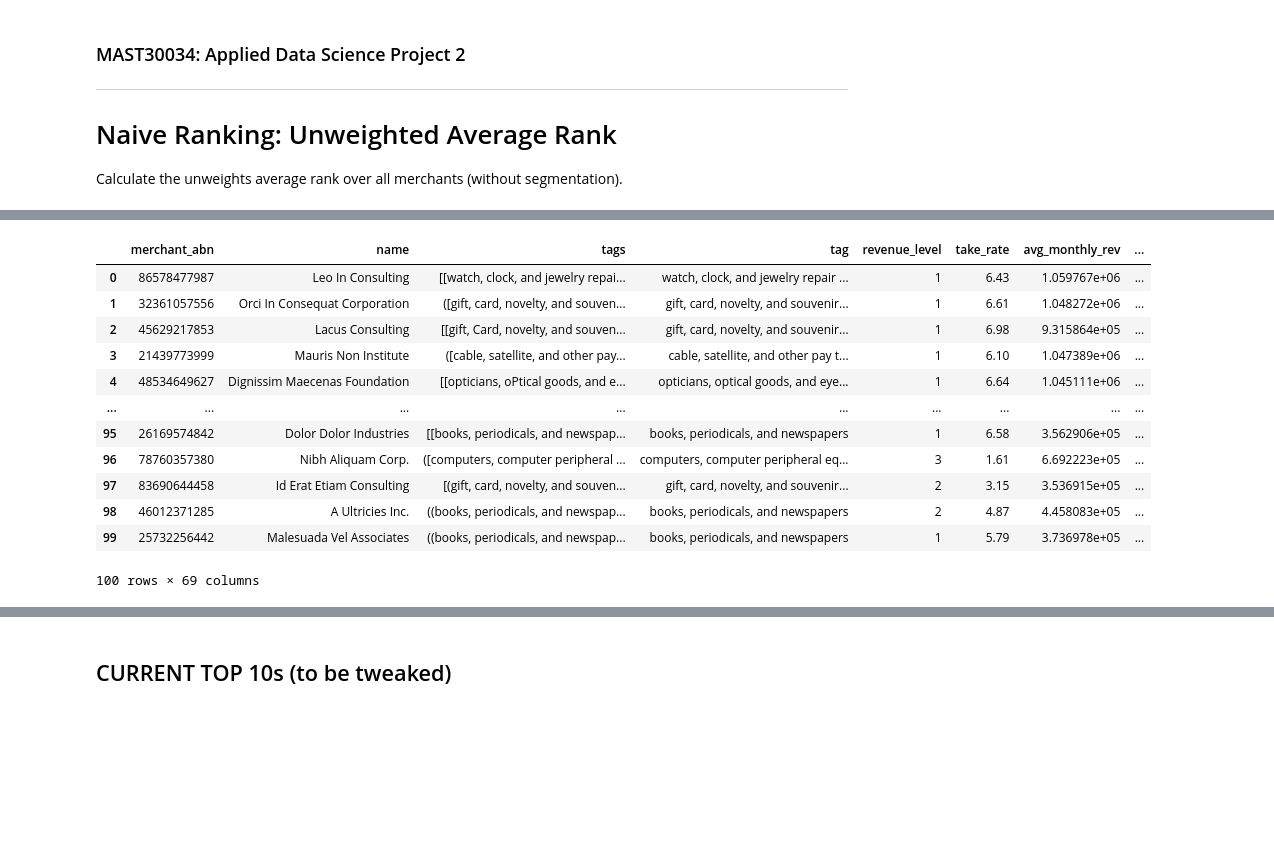
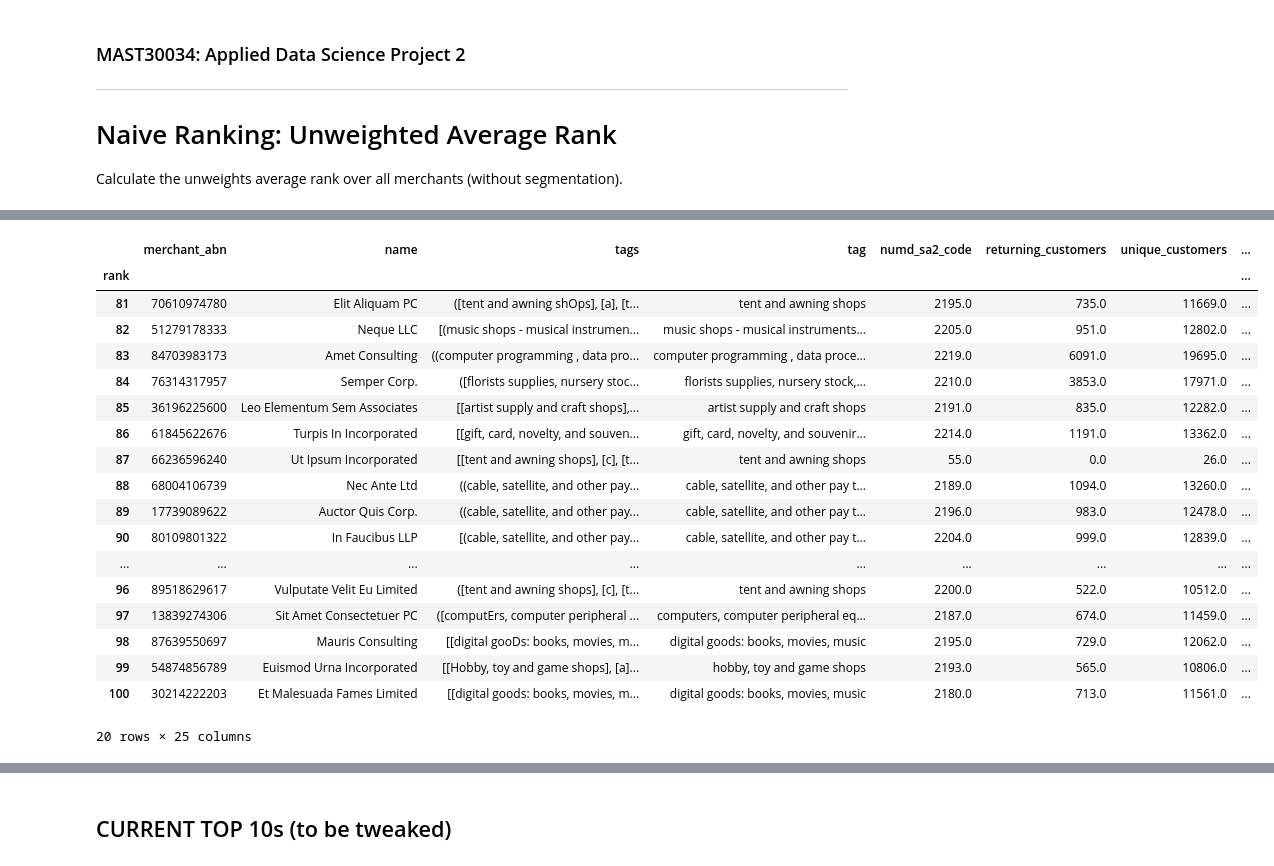
Before and after one commit to MAST30034-Applied-Data-Science/generic-buy-now-pay-later-project-group-19, a Jupyter notebook: notebooks/unweighted_average_ranking.ipynb, the cells around one changed output, grey strips where cells are left out. Cells and saved outputs as stored; diff of their text form; code cells hidden in the pictures; blank space fills up the shorter version.

```diff
--- a/notebooks/unweighted_average_ranking.ipynb
+++ b/notebooks/unweighted_average_ranking.ipynb
@@ -15,0 +39,11 @@ import utilities.rank_utilities as RANK
+# %%
+# create a mapping df real quick
+rows = []
+
+for seg, abn_list in segments.items():
+    if seg == 'repair services': continue
+    for abn in abn_list:
+        rows.append({'segment': seg, 'merchant_abn': abn})
+
+segments_df = pd.DataFrame(rows)
+segments_df
@@ -16,3 +64,6 @@ import utilities.rank_utilities as RANK
 # %%
 # read the curated data
 merchant_df = pd.read_parquet('../data/curated/final_merchant_statistics')
+# %%
+# filter for only merchants in our segments of choice
+merchant_df = merchant_df[merchant_df['merchant_abn'].isin(segments_df['merchant_abn'])]
@@ -49,15 +100 @@ merchant_df.head(5)
-# %%
-merchant_df['revenue_level'] = np.where(
-    merchant_df['revenue_level'] == "a", 1,
-    np.where(
-        merchant_df['revenue_level'] == "b", 2,
-        np.where(
-            merchant_df['revenue_level'] == "c", 3,
-            np.where(
-                merchant_df['revenue_level'] == "d", 4,
-                    5
-            )
-        )
-    )
-)
 # %%
@@ -118,5 +138,7 @@ merchant_df = RANK.average_rank(merchant_df, rank_cols_dict.keys(),
     rank_type = 'minmax')
 # %%
 merchant_df = merchant_df.sort_values('average_rank').reset_index(drop = True)
+merchant_df.index = 1 + merchant_df.index
+merchant_df.index.name='rank'
 merchant_df
 # %% [output]
@@ -136,20 +159,26 @@ merchant_df
 # %%
 # choose the first 100 of these
 final_100_df = merchant_df.head(100)
-final_100_df
+final_100_df.tail(20)
 # %% [output]
-|  | merchant_abn | name | tags | tag | revenue_level | take_rate | avg_monthly_rev | ... |
-| 0 | 86578477987 | Leo In Consulting | [[watch, clock, and jewelry repai... | watch, clock, and jewelry repair ... | 1 | 6.43 | 1.059767e+06 | ... |
-| 1 | 32361057556 | Orci In Consequat Corporation | ([gift, card, novelty, and souven... | gift, card, novelty, and souvenir... | 1 | 6.61 | 1.048272e+06 | ... |
-| 2 | 45629217853 | Lacus Consulting | [[gift, Card, novelty, and souven... | gift, card, novelty, and souvenir... | 1 | 6.98 | 9.315864e+05 | ... |
-| 3 | 21439773999 | Mauris Non Institute | ([cable, satellite, and other pay... | cable, satellite, and other pay t... | 1 | 6.10 | 1.047389e+06 | ... |
-| 4 | 48534649627 | Dignissim Maecenas Foundation | [[opticians, oPtical goods, and e... | opticians, optical goods, and eye... | 1 | 6.64 | 1.045111e+06 | ... |
+|  | merchant_abn | name | tags | tag | numd_sa2_code | returning_customers | unique_customers | ... |
+| rank |  |  |  |  |  |  |  | ... |
+| 81 | 70610974780 | Elit Aliquam PC | ([tent and awning shOps], [a], [t... | tent and awning shops | 2195.0 | 735.0 | 11669.0 | ... |
+| 82 | 51279178333 | Neque LLC | [(music shops - musical instrumen... | music shops - musical instruments... | 2205.0 | 951.0 | 12802.0 | ... |
+| 83 | 84703983173 | Amet Consulting | ((computer programming , data pro... | computer programming , data proce... | 2219.0 | 6091.0 | 19695.0 | ... |
+| 84 | 76314317957 | Semper Corp. | ([florists supplies, nursery stoc... | florists supplies, nursery stock,... | 2210.0 | 3853.0 | 17971.0 | ... |
+| 85 | 36196225600 | Leo Elementum Sem Associates | [[artist supply and craft shops],... | artist supply and craft shops | 2191.0 | 835.0 | 12282.0 | ... |
+| 86 | 61845622676 | Turpis In Incorporated | [[gift, card, novelty, and souven... | gift, card, novelty, and souvenir... | 2214.0 | 1191.0 | 13362.0 | ... |
+| 87 | 66236596240 | Ut Ipsum Incorporated | [[tent and awning shops], [c], [t... | tent and awning shops | 55.0 | 0.0 | 26.0 | ... |
+| 88 | 68004106739 | Nec Ante Ltd | ((cable, satellite, and other pay... | cable, satellite, and other pay t... | 2189.0 | 1094.0 | 13260.0 | ... |
+| 89 | 17739089622 | Auctor Quis Corp. | ((cable, satellite, and other pay... | cable, satellite, and other pay t... | 2196.0 | 983.0 | 12478.0 | ... |
+| 90 | 80109801322 | In Faucibus LLP | [(cable, satellite, and other pay... | cable, satellite, and other pay t... | 2204.0 | 999.0 | 12839.0 | ... |
 | ... | ... | ... | ... | ... | ... | ... | ... | ... |
-| 95 | 26169574842 | Dolor Dolor Industries | [[books, periodicals, and newspap... | books, periodicals, and newspapers | 1 | 6.58 | 3.562906e+05 | ... |
-| 96 | 78760357380 | Nibh Aliquam Corp. | ([computers, computer peripheral ... | computers, computer peripheral eq... | 3 | 1.61 | 6.692223e+05 | ... |
-| 97 | 83690644458 | Id Erat Etiam Consulting | [(gift, card, novelty, and souven... | gift, card, novelty, and souvenir... | 2 | 3.15 | 3.536915e+05 | ... |
-| 98 | 46012371285 | A Ultricies Inc. | ((books, periodicals, and newspap... | books, periodicals, and newspapers | 2 | 4.87 | 4.458083e+05 | ... |
-| 99 | 25732256442 | Malesuada Vel Associates | ((books, periodicals, and newspap... | books, periodicals, and newspapers | 1 | 5.79 | 3.736978e+05 | ... |
+| 96 | 89518629617 | Vulputate Velit Eu Limited | ([tent and awning shops], [c], [t... | tent and awning shops | 2200.0 | 522.0 | 10512.0 | ... |
+| 97 | 13839274306 | Sit Amet Consectetuer PC | ([computErs, computer peripheral ... | computers, computer peripheral eq... | 2187.0 | 674.0 | 11459.0 | ... |
+| 98 | 87639550697 | Mauris Consulting | [[digital gooDs: books, movies, m... | digital goods: books, movies, music | 2195.0 | 729.0 | 12062.0 | ... |
+| 99 | 54874856789 | Euismod Urna Incorporated | [[Hobby, toy and game shops], [a]... | hobby, toy and game shops | 2193.0 | 565.0 | 10806.0 | ... |
+| 100 | 30214222203 | Et Malesuada Fames Limited | [[digital goods: books, movies, m... | digital goods: books, movies, music | 2180.0 | 713.0 | 11561.0 | ... |
-100 rows × 69 columns
+20 rows × 25 columns
 # %%
 # save the rank, abn, name and sales_revenue in a csv
```
Also changed, not shown: parts of 17 cells of this notebook, 32 other files.
